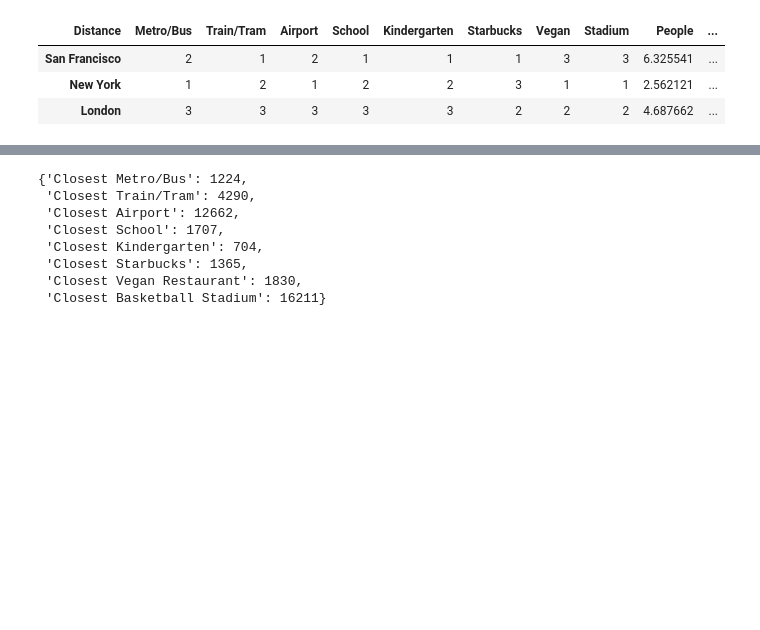
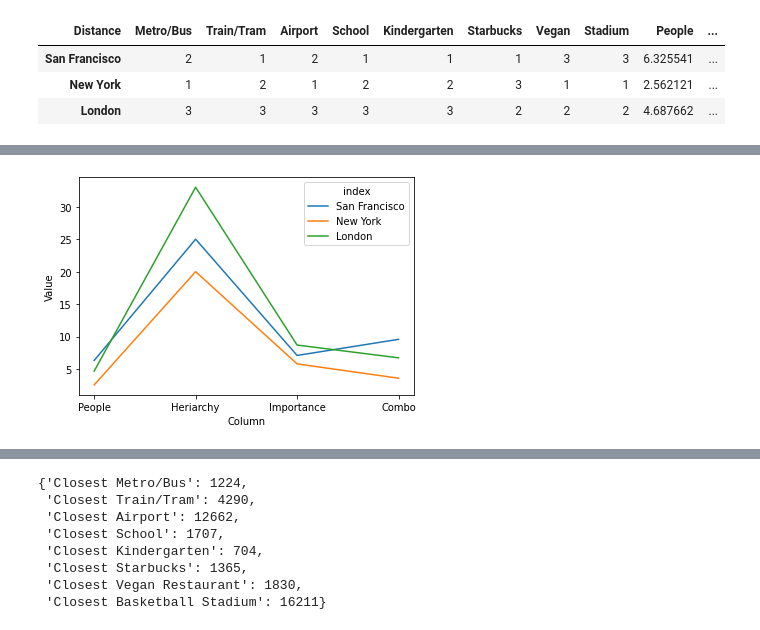
Before and after one commit to Gonzalo0610/Best-City-Location, a Jupyter notebook: Companies.ipynb, the cells around one changed output, grey strips where cells are left out. Drawn from its saved outputs; the diff is of its cells as text; code cells hidden in the pictures; blank space fills up the shorter version.

```diff
--- a/Companies.ipynb
+++ b/Companies.ipynb
@@ -798,3 +832,13 @@ df3
+# %%
+df5_melted = df5.reset_index().melt(id_vars='index', var_name='Column', value_name='Value')
+
+# Create the line plot
+sns.lineplot(x='Column', y='Value', hue='index', data=df5_melted)
+
+plt.savefig("Images/Partial.png")
+plt.show()
+# %% [output]
+[figure, added]
 # %%
 def Mapa(lat, lon):
     origen = Map(location=[lat, lon], zoom_start=13)
```
Also changed, not shown: parts of 18 cells of this notebook.
